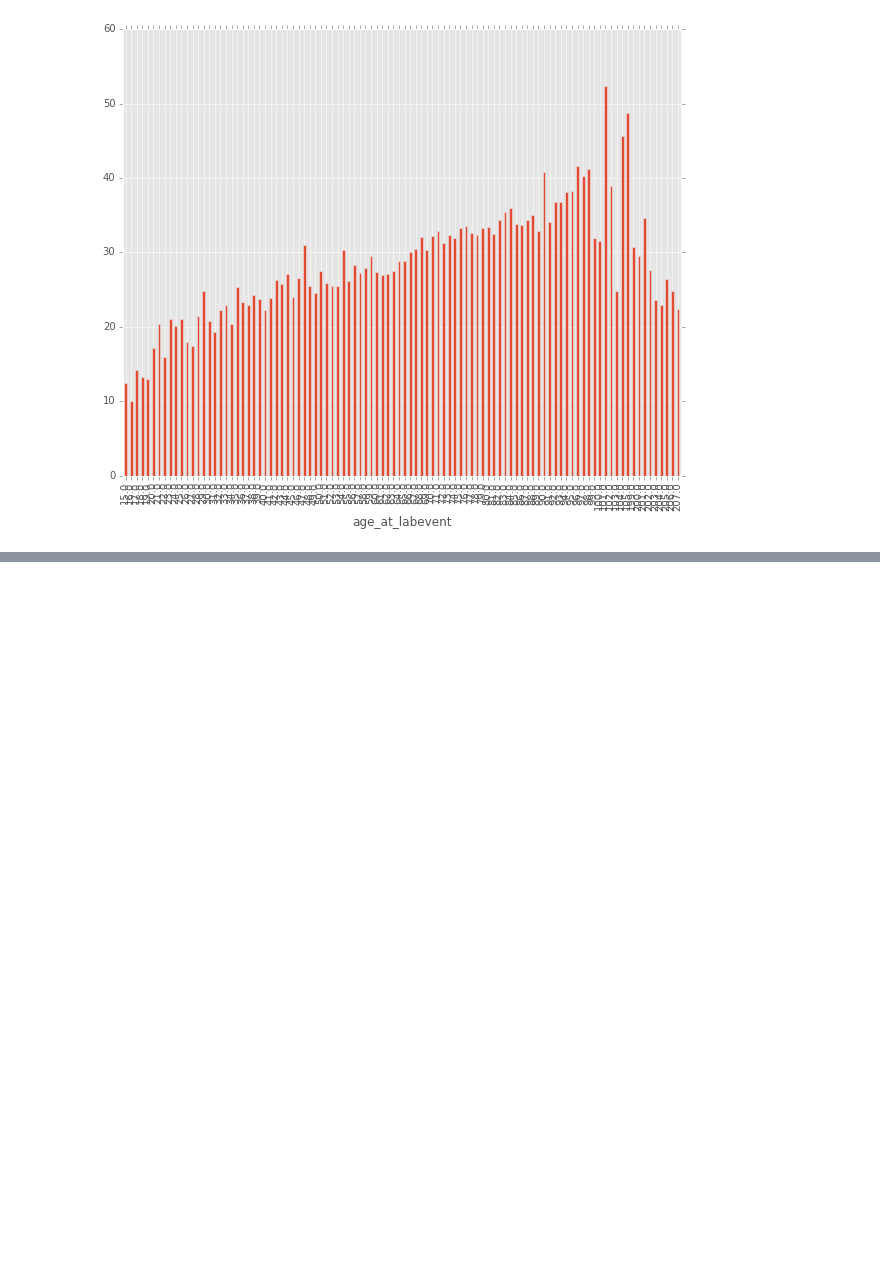
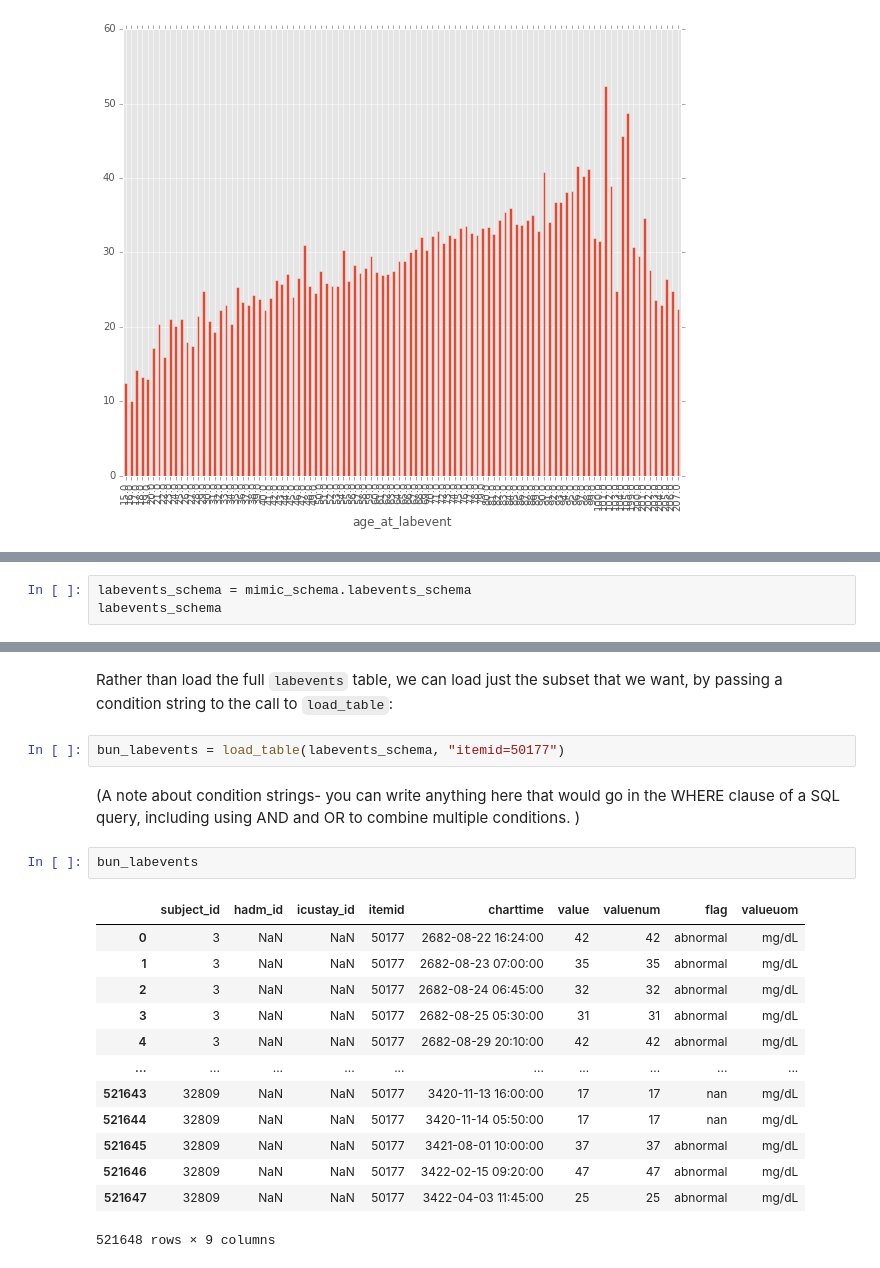
Before and after one commit to smartscheduling/chatto-transform-open-source, a Jupyter notebook: notebooks/Chatto-Transform Mimic Demo.ipynb, the cells around one changed output, grey strips where cells are left out. Cells and saved outputs as stored; diff of their text form; blank space fills up the shorter version.

```diff
--- a/notebooks/Chatto-Transform Mimic Demo.ipynb
+++ b/notebooks/Chatto-Transform Mimic Demo.ipynb
@@ -174,0 +219,3 @@ age_vs_mean.plot(kind='bar')
+# %%
+labevents_schema = mimic_schema.labevents_schema
+labevents_schema
@@ -174,0 +237,22 @@ age_vs_mean.plot(kind='bar')
+# %% [markdown]
+Rather than load the full `labevents` table, we can load just the subset that we want, by passing a condition string to the call to `load_table`:
+# %%
+bun_labevents = load_table(labevents_schema, "itemid=50177")
+# %% [markdown]
+(A note about condition strings- you can write anything here that would go in the WHERE clause of a SQL query, including using AND and OR to combine multiple conditions. )
+# %%
+bun_labevents
+# %% [output]
+|  | subject_id | hadm_id | icustay_id | itemid | charttime | value | valuenum | flag | valueuom |
+| 0 | 3 | NaN | NaN | 50177 | 2682-08-22 16:24:00 | 42 | 42 | abnormal | mg/dL |
+| 1 | 3 | NaN | NaN | 50177 | 2682-08-23 07:00:00 | 35 | 35 | abnormal | mg/dL |
+| 2 | 3 | NaN | NaN | 50177 | 2682-08-24 06:45:00 | 32 | 32 | abnormal | mg/dL |
+| 3 | 3 | NaN | NaN | 50177 | 2682-08-25 05:30:00 | 31 | 31 | abnormal | mg/dL |
+| 4 | 3 | NaN | NaN | 50177 | 2682-08-29 20:10:00 | 42 | 42 | abnormal | mg/dL |
+| ... | ... | ... | ... | ... | ... | ... | ... | ... | ... |
+| 521643 | 32809 | NaN | NaN | 50177 | 3420-11-13 16:00:00 | 17 | 17 | nan | mg/dL |
+| 521644 | 32809 | NaN | NaN | 50177 | 3420-11-14 05:50:00 | 17 | 17 | nan | mg/dL |
+| 521645 | 32809 | NaN | NaN | 50177 | 3421-08-01 10:00:00 | 37 | 37 | abnormal | mg/dL |
+| 521646 | 32809 | NaN | NaN | 50177 | 3422-02-15 09:20:00 | 47 | 47 | abnormal | mg/dL |
+| 521647 | 32809 | NaN | NaN | 50177 | 3422-04-03 11:45:00 | 25 | 25 | abnormal | mg/dL |
+521648 rows × 9 columns
```
Also changed, not shown: parts of 9 cells of this notebook, 2 other files.
